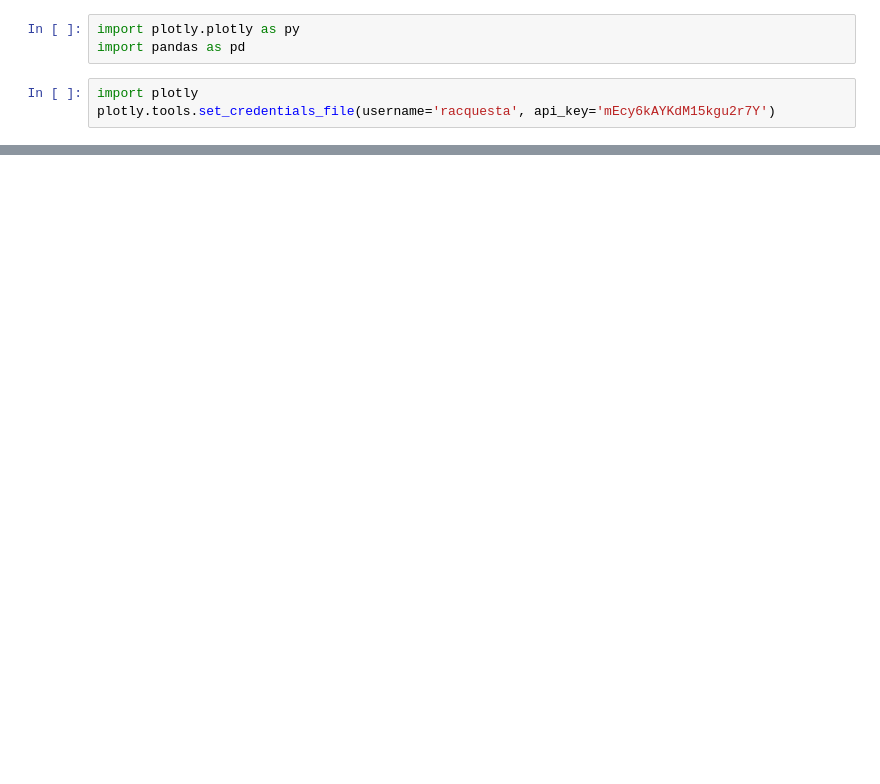
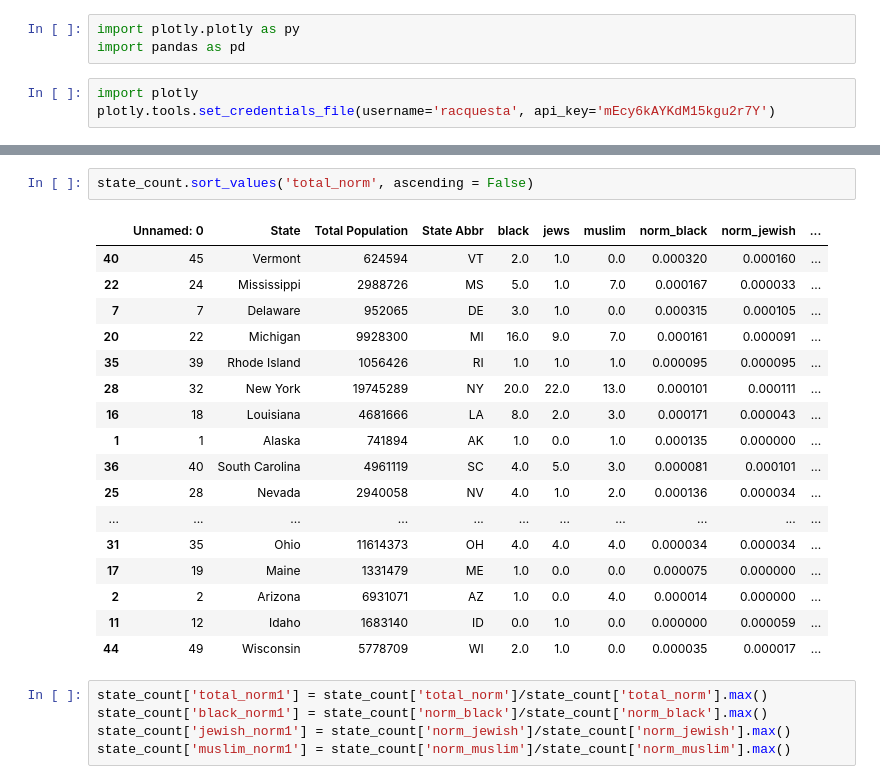
Before and after one commit to sharanyavb/hatin-on-twitter, a Jupyter notebook: raw_tweets_map.ipynb, the cells around one changed output, grey strips where cells are left out. Cells and saved outputs as stored; diff of their text form; blank space fills up the shorter version.

```diff
--- a/raw_tweets_map.ipynb
+++ b/raw_tweets_map.ipynb
@@ -17,0 +20,25 @@ state_count.head()
+# %%
+state_count.sort_values('total_norm', ascending = False)
+# %% [output]
+|  | Unnamed: 0 | State | Total Population | State Abbr | black | jews | muslim | norm_black | norm_jewish | ... |
+| 40 | 45 | Vermont | 624594 | VT | 2.0 | 1.0 | 0.0 | 0.000320 | 0.000160 | ... |
+| 22 | 24 | Mississippi | 2988726 | MS | 5.0 | 1.0 | 7.0 | 0.000167 | 0.000033 | ... |
+| 7 | 7 | Delaware | 952065 | DE | 3.0 | 1.0 | 0.0 | 0.000315 | 0.000105 | ... |
+| 20 | 22 | Michigan | 9928300 | MI | 16.0 | 9.0 | 7.0 | 0.000161 | 0.000091 | ... |
+| 35 | 39 | Rhode Island | 1056426 | RI | 1.0 | 1.0 | 1.0 | 0.000095 | 0.000095 | ... |
+| 28 | 32 | New York | 19745289 | NY | 20.0 | 22.0 | 13.0 | 0.000101 | 0.000111 | ... |
+| 16 | 18 | Louisiana | 4681666 | LA | 8.0 | 2.0 | 3.0 | 0.000171 | 0.000043 | ... |
+| 1 | 1 | Alaska | 741894 | AK | 1.0 | 0.0 | 1.0 | 0.000135 | 0.000000 | ... |
+| 36 | 40 | South Carolina | 4961119 | SC | 4.0 | 5.0 | 3.0 | 0.000081 | 0.000101 | ... |
+| 25 | 28 | Nevada | 2940058 | NV | 4.0 | 1.0 | 2.0 | 0.000136 | 0.000034 | ... |
+| ... | ... | ... | ... | ... | ... | ... | ... | ... | ... | ... |
+| 31 | 35 | Ohio | 11614373 | OH | 4.0 | 4.0 | 4.0 | 0.000034 | 0.000034 | ... |
+| 17 | 19 | Maine | 1331479 | ME | 1.0 | 0.0 | 0.0 | 0.000075 | 0.000000 | ... |
+| 2 | 2 | Arizona | 6931071 | AZ | 1.0 | 0.0 | 4.0 | 0.000014 | 0.000000 | ... |
+| 11 | 12 | Idaho | 1683140 | ID | 0.0 | 1.0 | 0.0 | 0.000000 | 0.000059 | ... |
+| 44 | 49 | Wisconsin | 5778709 | WI | 2.0 | 1.0 | 0.0 | 0.000035 | 0.000017 | ... |
+# %%
+state_count['total_norm1'] = state_count['total_norm']/state_count['total_norm'].max()
+state_count['black_norm1'] = state_count['norm_black']/state_count['norm_black'].max()
+state_count['jewish_norm1'] = state_count['norm_jewish']/state_count['norm_jewish'].max()
+state_count['muslim_norm1'] = state_count['norm_muslim']/state_count['norm_muslim'].max()
```
Also changed, not shown: parts of 13 cells of this notebook, 8 other files.
